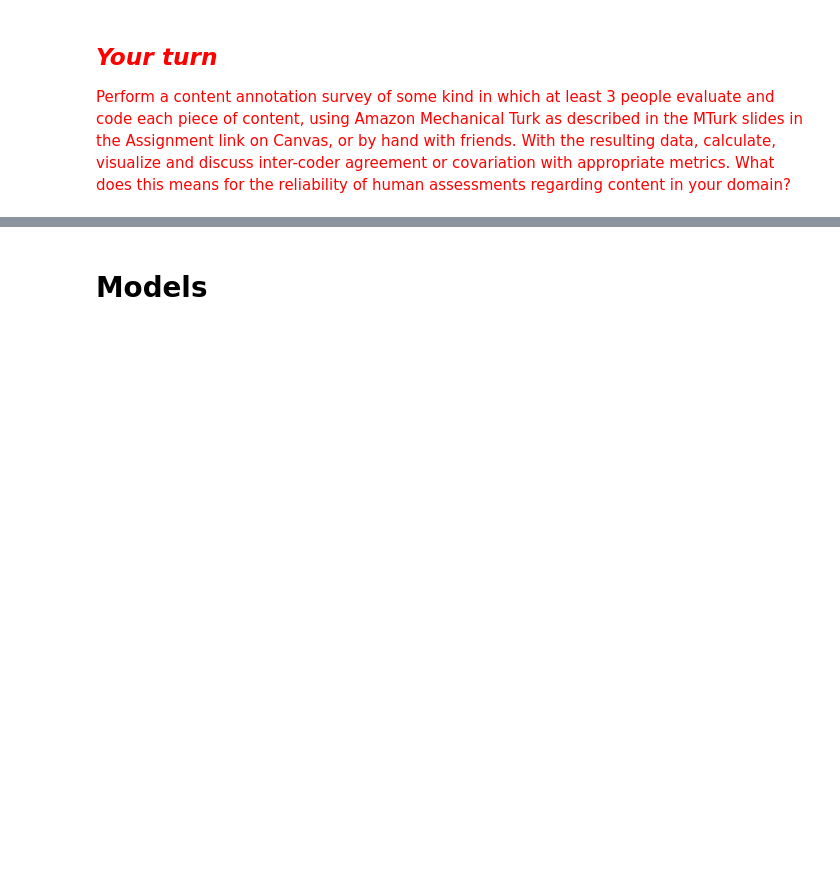
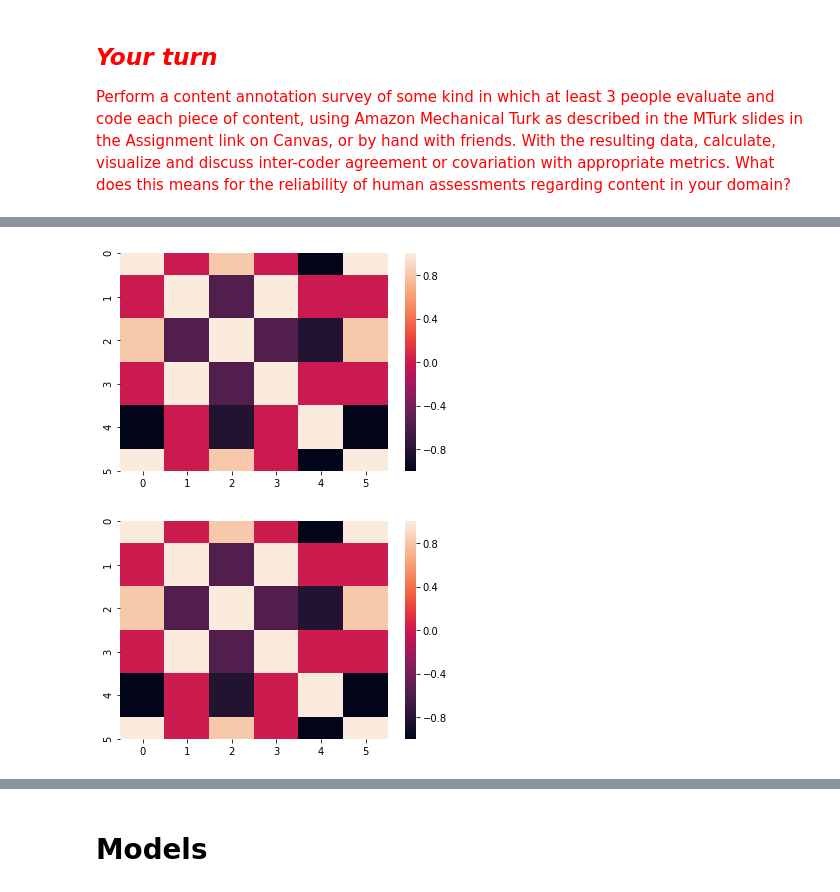
Before and after one commit to Computational-Content-Analysis-2020/Content-Analysis-2020, a Jupyter notebook: week-2/2-Reliability.ipynb, the cells around one changed output, grey strips where cells are left out. Saved outputs shown, nothing was run; the diff lists cells and outputs as text; code cells hidden in the pictures; blank space fills up the shorter version.

```diff
--- a/week-2/2-Reliability.ipynb
+++ b/week-2/2-Reliability.ipynb
@@ -218,0 +336,10 @@ print(pairwise_metric_average(pearsons_rho,anno.annotations), pairwise_metric_av
+# %%
+a = pairwise_matrix(pearsons_rho, survey_hot.annotations)
+b = pairwise_matrix(spearmans_rho, survey_hot.annotations)
+an = seaborn.heatmap(a)
+plt.show()
+am = seaborn.heatmap(b)
+plt.show()
+# %% [output]
+[figure, added]
+[figure, added]
```
Also changed, not shown: parts of 56 cells of this notebook.
